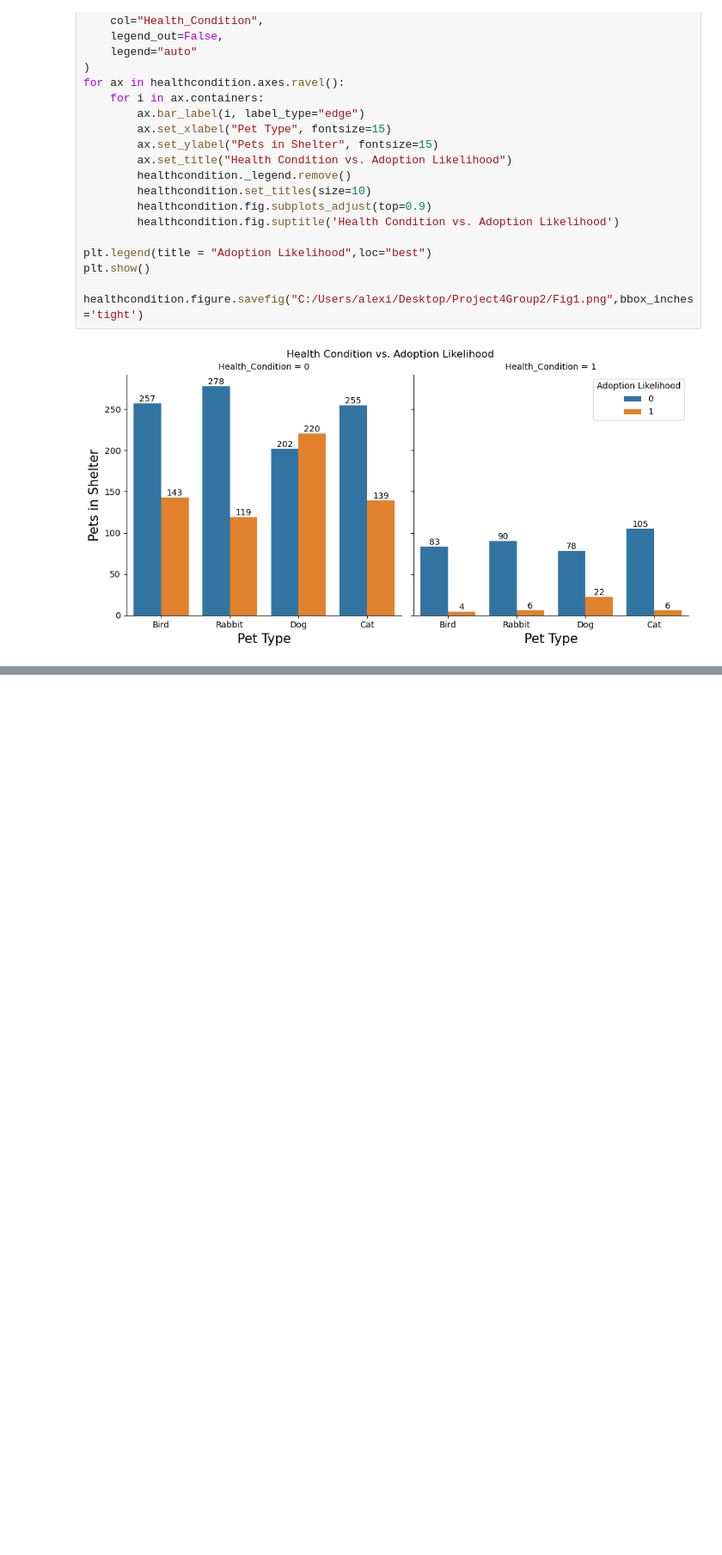
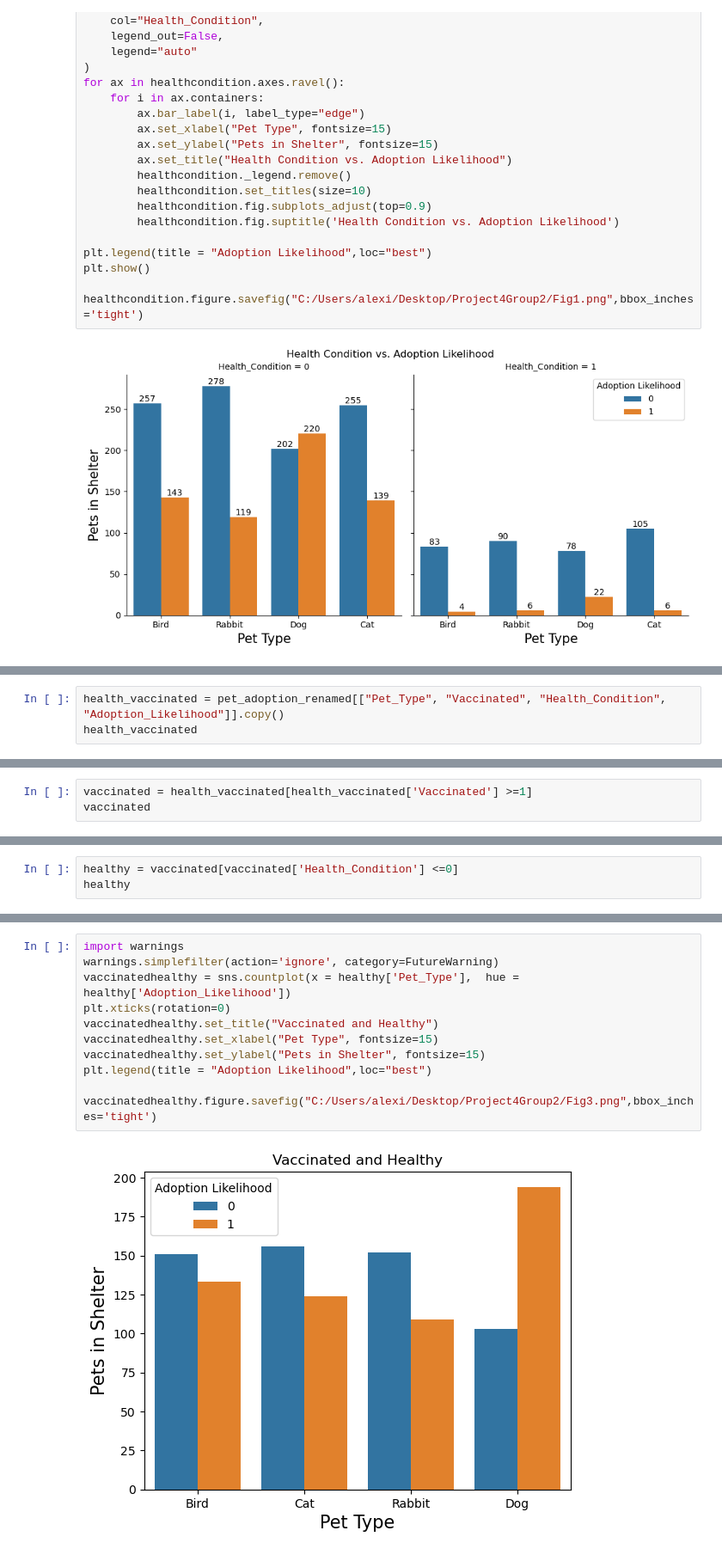
Before and after one commit to alexis4441/Project4Group2, a Jupyter notebook: Project4Group2Clean.ipynb, the cells around one changed output, grey strips where cells are left out. Shown: that part at 86% size. Saved outputs shown, nothing was run; the diff lists cells and outputs as text; blank space fills up the shorter version.

```diff
--- a/Project4Group2Clean.ipynb
+++ b/Project4Group2Clean.ipynb
@@ -140,0 +183,3 @@ After creating the catplot chart, we discovered that there is not much of a corr
+# %%
+health_vaccinated = pet_adoption_renamed[["Pet_Type", "Vaccinated", "Health_Condition", "Adoption_Likelihood"]].copy()
+health_vaccinated
@@ -140,0 +200,3 @@ After creating the catplot chart, we discovered that there is not much of a corr
+# %%
+vaccinated = health_vaccinated[health_vaccinated['Vaccinated'] >=1]
+vaccinated
@@ -140,0 +217,3 @@ After creating the catplot chart, we discovered that there is not much of a corr
+# %%
+healthy = vaccinated[vaccinated['Health_Condition'] <=0]
+healthy
@@ -140,0 +234,13 @@ After creating the catplot chart, we discovered that there is not much of a corr
+# %%
+import warnings
+warnings.simplefilter(action='ignore', category=FutureWarning)
+vaccinatedhealthy = sns.countplot(x = healthy['Pet_Type'],  hue = healthy['Adoption_Likelihood'])
+plt.xticks(rotation=0)
+vaccinatedhealthy.set_title("Vaccinated and Healthy")
+vaccinatedhealthy.set_xlabel("Pet Type", fontsize=15)
+vaccinatedhealthy.set_ylabel("Pets in Shelter", fontsize=15)
+plt.legend(title = "Adoption Likelihood",loc="best")
+
+vaccinatedhealthy.figure.savefig("C:/Users/alexi/Desktop/Project4Group2/Fig3.png",bbox_inches='tight')
+# %% [output]
+[figure, added]
```
Also changed, not shown: parts of 17 cells of this notebook, 4 other files.
